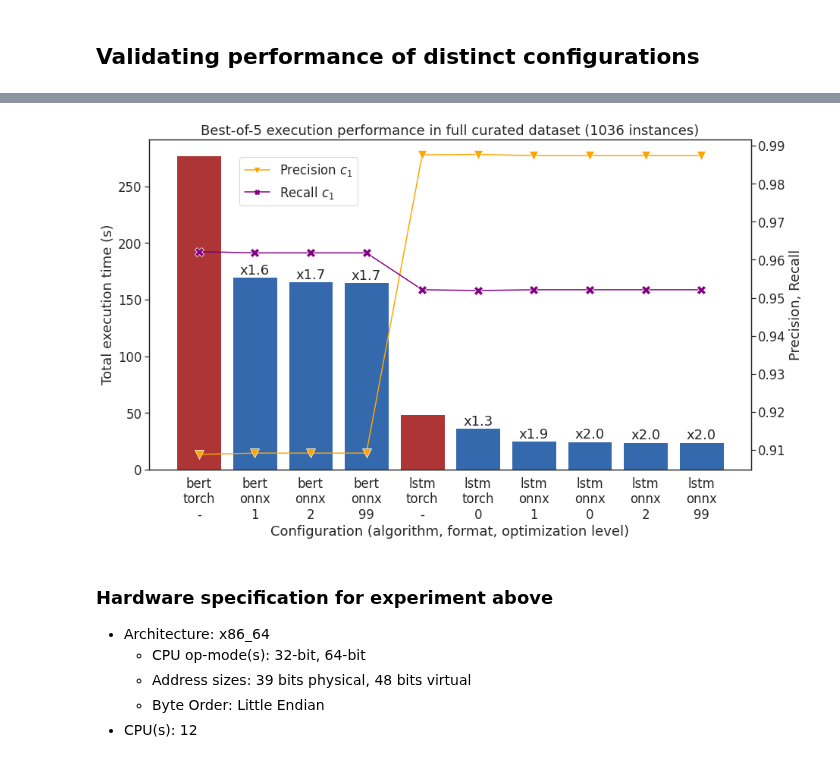
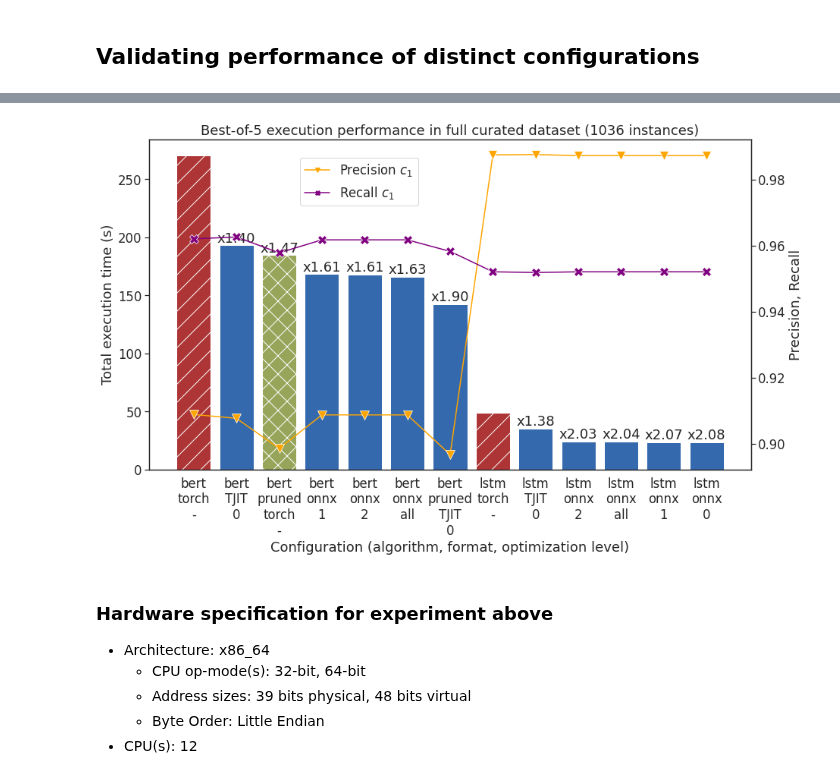
Before and after one commit to ulysses-camara/ulysses-segmenter, a Jupyter notebook: notebooks/7_optimization_and_compression.ipynb, the cells around one changed output, grey strips where cells are left out. Drawn from its saved outputs; the diff is of its cells as text; code cells hidden in the pictures.

Commit message:
update: add more experiments with brand-new compressed models

```diff
--- a/notebooks/7_optimization_and_compression.ipynb
+++ b/notebooks/7_optimization_and_compression.ipynb
@@ -238,13 +402,13 @@ def validate(
 # %%
 quantized_model_paths: dict[tuple[t.Type, str, int], tuple[str, ...]] = {}
 
-for base_model in (segmenter_bert, segmenter_lstm):
-    for model_output_format in ("onnx", "torch"):
+for base_model in (segmenter_bert, segmenter_lstm, segmenter_pruned_bert):
+    for model_output_format in ("onnx", "torch_jit"):
+        if model_output_format == "onnx":
+            optimization_levels = (0, 1, 2, 99)
 
-        if base_model == segmenter_bert and model_output_format == "torch":
-            continue
-
-        optimization_levels = (0, 1, 2, 99) if model_output_format == "onnx" else (0,)
+        else:
+            optimization_levels = (0,)
 
         for optimization_level in optimization_levels:
             try:
@@ -257,11 +421,12 @@ for base_model in (segmenter_bert, segmenter_lstm):
                     verbose=False,
                 )
 
-            except onnx.shape_inference.InferenceError as err:
+            except (RuntimeError, onnx.shape_inference.InferenceError) as err:
                 output_paths = None
 
             if output_paths:
-                key = (type(base_model), model_output_format, optimization_level)
+                is_pruned = "pruned" if base_model == segmenter_pruned_bert else ""
+                key = (type(base_model), is_pruned, model_output_format, optimization_level)
                 quantized_model_paths[key] = output_paths
 # %%
 num_shards = None
@@ -395,4 +582,16 @@ lineplot_df["Score"] = lineplot_df["Score"].astype(float)
 # %%
+score_p = df_all_results["per_cls_precision_1"]
+score_r = df_all_results["per_cls_recall_1"]
+
+aux_df = np.vstack((
+    list(zip(df_all_results.index, ["Precision $c_{1}$"] * len(score_p), score_p.values)),
+    list(zip(df_all_results.index, ["Recall $c_{1}$"] * len(score_r), score_r.values)),
+))
+
+cols = ["Config", "Metric", "Score"]
+lineplot_df = pd.DataFrame(aux_df, columns=cols)
+lineplot_df["Score"] = lineplot_df["Score"].astype(float)
+
 sns.set_theme(
     context="notebook",
     style="white",
@@ -404,16 +603,28 @@ ax2 = ax1.twinx()
 
 fn_hex_to_tuple = lambda hex_v: tuple(int(hex_v[i:i+2], base=16)/255 for i in range(0, 6, 2))
 
+colors = {
+    ("-", False): fn_hex_to_tuple("C12121"),
+    ("-", True): fn_hex_to_tuple("9EB24E"),
+}
+
+hatches = {
+    ("-", False): r"/",
+    ("-", True): r"X",
+}
+
 ax_sns_barplot = sns.barplot(
-    x=df_all_results.index,
+    x=[item.replace("99", "all").replace("torch_jit", "TJIT") for item in df_all_results.index],
     y="approx_inference_time",
     ax=ax1,
     data=df_all_results,
     palette=[
-        fn_hex_to_tuple("C12121")
-        if opt_level == "-"
-        else fn_hex_to_tuple("2167C1")
-        for opt_level in df_all_results["config_opt_level"]
+        colors.get((opt_level, is_pruned), fn_hex_to_tuple("2167C1"))
+        for opt_level, is_pruned in df_all_results[["config_opt_level", "config_is_pruned"]].values
+    ],
+    hatch=[
+        hatches.get((opt_level, is_pruned))
+        for opt_level, is_pruned in df_all_results[["config_opt_level", "config_is_pruned"]].values
     ],
 )
 
@@ -431,39 +642,40 @@ ax_sns_lineplot = sns.lineplot(
     palette=["orange", "purple"],
 )
 
-plt.legend(loc=(0.15, 0.8))
+plt.legend(loc=(0.25, 0.8))
 
 ax_sns_lineplot.set_ylabel("Precision, Recall")
 
 ax_sns_barplot.set_title(
     f"Best-of-5 execution performance in full curated dataset ({curated_df.shape[0]} instances)"
 )
 ax_sns_barplot.set_ylabel("Total execution time (s)");
 ax_sns_barplot.set_xlabel("Configuration (algorithm, format, optimization level)");
 
 base_exec_perf_bert = df_all_results.loc[
-    (df_all_results[["config_opt_level", "config_model_type"]] == ("-", "bert")).all(axis="columns"),
+    (df_all_results[["config_opt_level", "config_model_type", "config_is_pruned"]] == ("-", "bert", False)).all(axis="columns"),
     "approx_inference_time",
 ]
 
 base_exec_perf_lstm = df_all_results.loc[
     (df_all_results[["config_opt_level", "config_model_type"]] == ("-", "lstm")).all(axis="columns"),
     "approx_inference_time",
 ]
 
-speed_ups = np.asfarray([
+speed_ups = [
     (base_exec_perf_bert if model == "bert" else base_exec_perf_lstm) / inf_time
     for inf_time, model in df_all_results[["approx_inference_time", "config_model_type"]].values
-]).squeeze()
+]
+speed_ups = np.asfarray(speed_ups).squeeze()
 
 ax_sns_barplot.bar_label(
     ax_sns_barplot.containers[0],
-    labels=map(lambda x: f"x{x:.1f}" if x > 1.0 else "", speed_ups),
+    labels=map(lambda x: f"x{x:.2f}" if x > 1.0 else "", speed_ups),
 );
 
 fig.savefig(fname=os.path.join(PERFORMANCE_LOGS_DIR, "perf_plot.pdf"), format="pdf", bbox_inches="tight")
 # %% [output]
-[figure, old version]
+[figure, new version]
 # %% [markdown]
 ### Hardware specification for experiment above
 - Architecture:            x86_64
```
Also changed, not shown: parts of 45 cells of this notebook.
